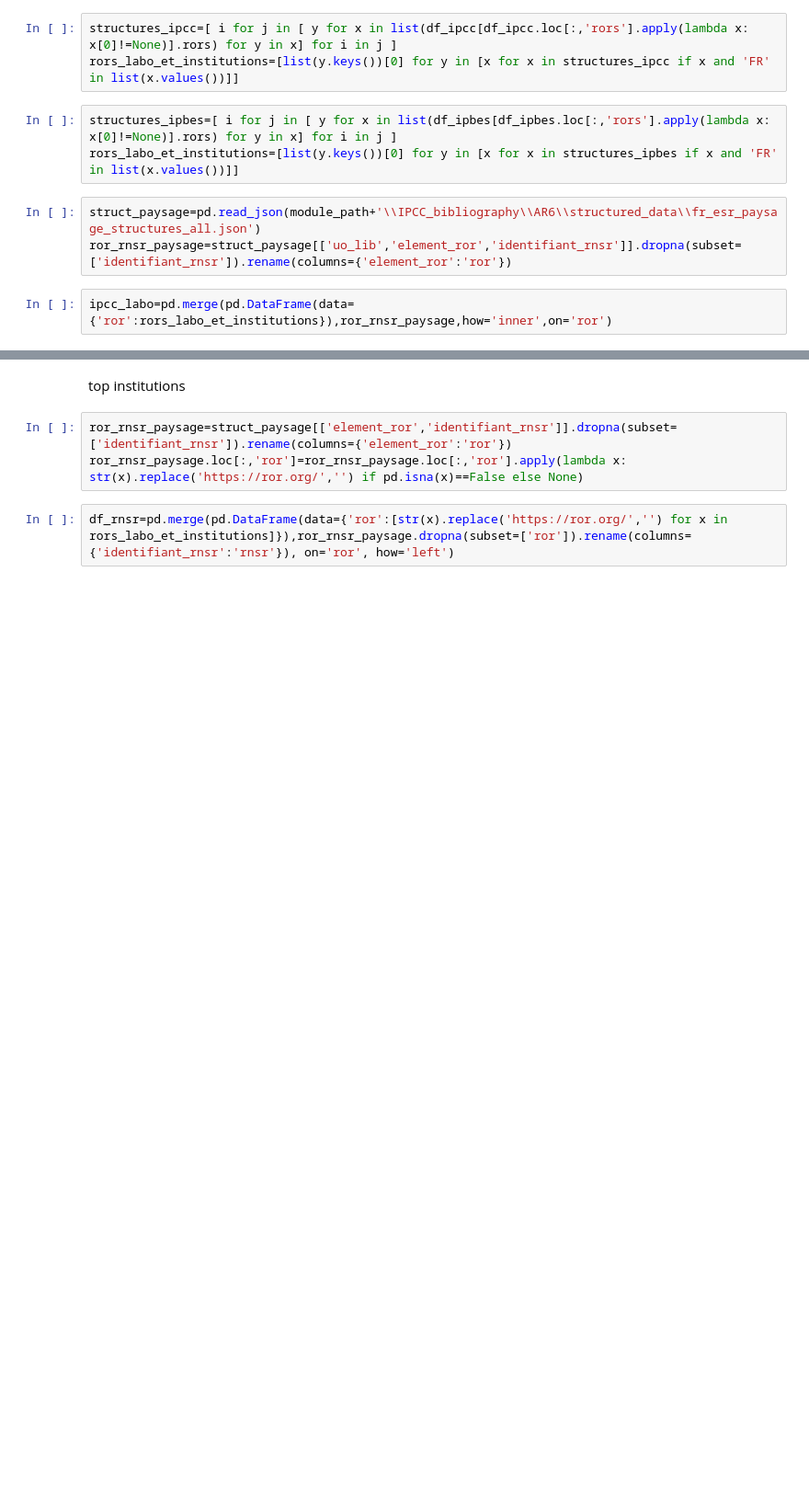
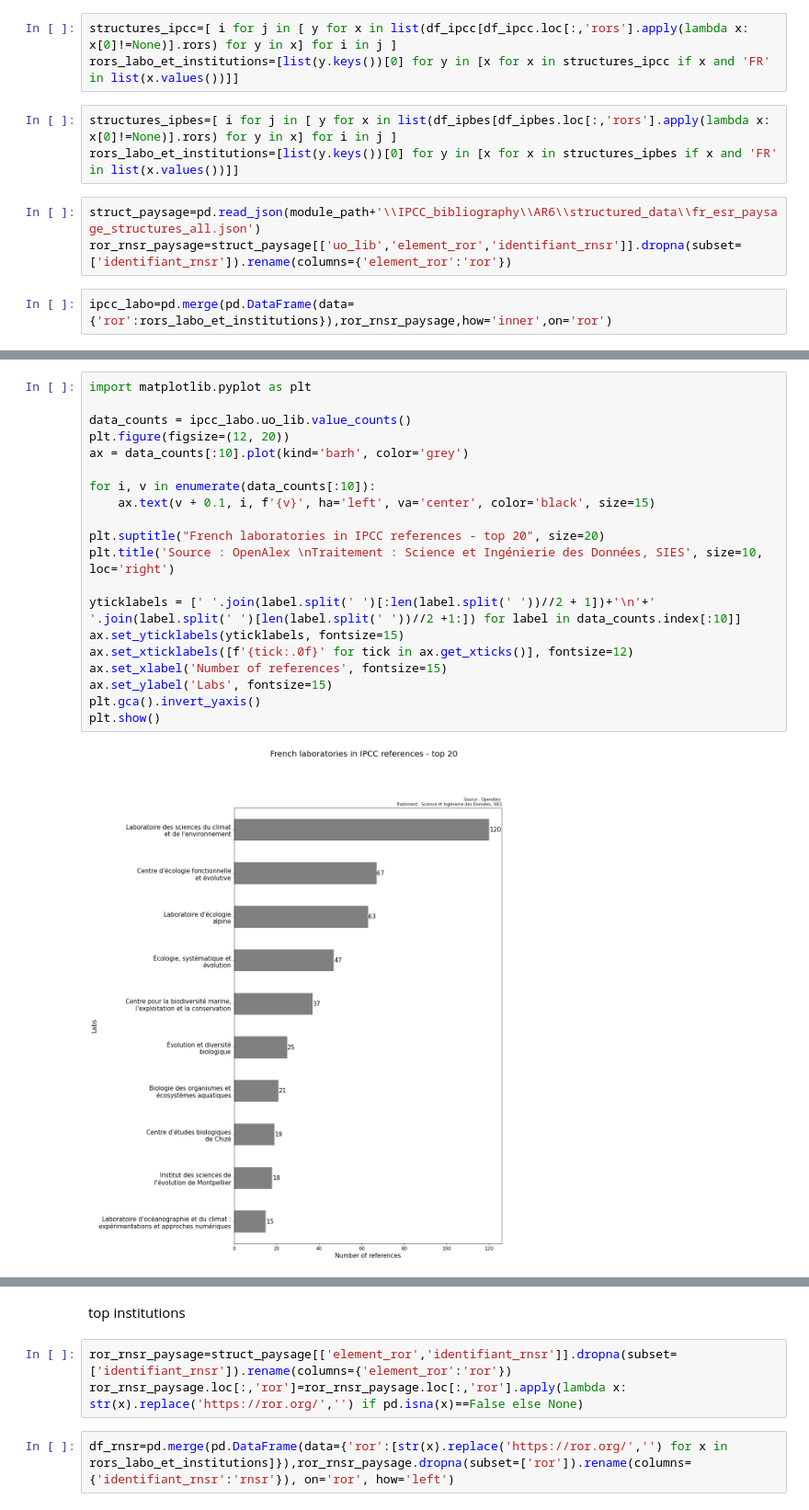
Before and after one commit to dataesr/teds, a Jupyter notebook: notebooks/IPCC_visualization_elastic.ipynb, the cells around one changed output, grey strips where cells are left out. Shown at 92% size. Drawn from its saved outputs; the diff is of its cells as text; blank space fills up the shorter version.

Commit message:
turn plot horizontally

```diff
--- a/notebooks/IPCC_visualization_elastic.ipynb
+++ b/notebooks/IPCC_visualization_elastic.ipynb
@@ -567,3 +596,25 @@ ipcc_labo.uo_lib.value_counts()
+# %%
+import matplotlib.pyplot as plt
+
+data_counts = ipcc_labo.uo_lib.value_counts()
+plt.figure(figsize=(12, 20))
+ax = data_counts[:10].plot(kind='barh', color='grey')
+
+for i, v in enumerate(data_counts[:10]):
+    ax.text(v + 0.1, i, f'{v}', ha='left', va='center', color='black', size=15)
+
+plt.suptitle("French laboratories in IPCC references - top 20", size=20)
+plt.title('Source : OpenAlex \nTraitement : Science et Ingénierie des Données, SIES', size=10, loc='right')
+
+yticklabels = [' '.join(label.split(' ')[:len(label.split(' '))//2 + 1])+'\n'+' '.join(label.split(' ')[len(label.split(' '))//2 +1:]) for label in data_counts.index[:10]]
+ax.set_yticklabels(yticklabels, fontsize=15)
+ax.set_xticklabels([f'{tick:.0f}' for tick in ax.get_xticks()], fontsize=12)
+ax.set_xlabel('Number of references', fontsize=15)
+ax.set_ylabel('Labs', fontsize=15)
+plt.gca().invert_yaxis()
+plt.show()
+# %% [output]
+[figure, added]
 # %%
 import matplotlib.pyplot as plt
 
```
Also changed, not shown: parts of 4 cells of this notebook.
